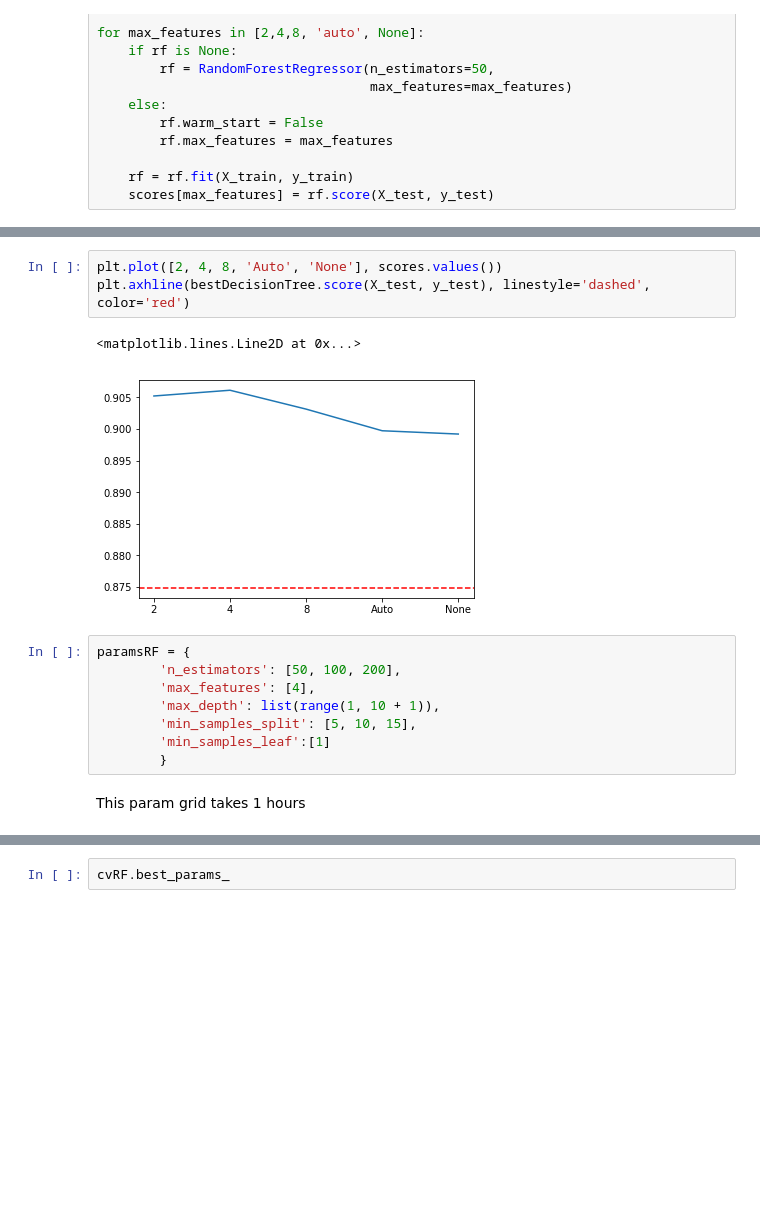
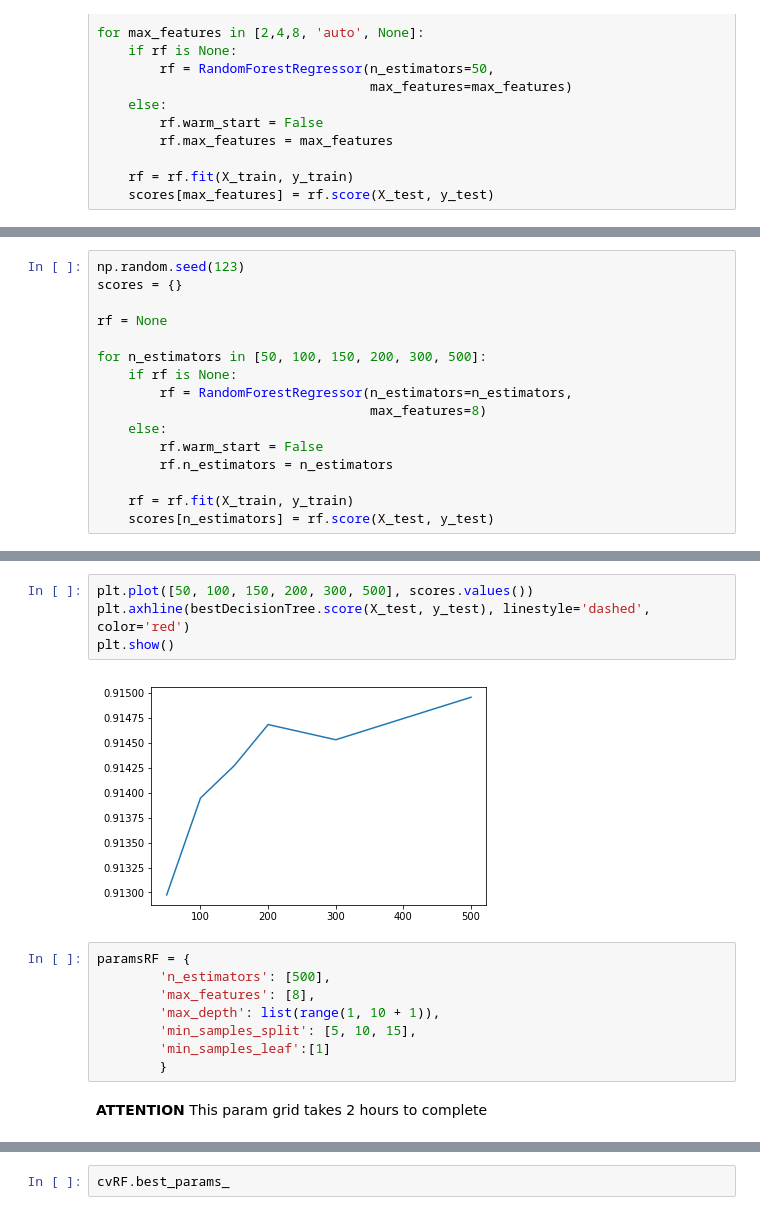
Before and after one commit to rucoma/KSCHOOL_TFM_Used_Cars_Price, a Jupyter notebook: src/Modeling.ipynb, the cells around one changed output, grey strips where cells are left out. Cells and saved outputs as stored; diff of their text form; blank space fills up the shorter version.

```diff
--- a/src/Modelization.ipynb
+++ b/src/Modeling.ipynb
@@ -419,0 +466,16 @@ for max_features in [2,4,8, 'auto', None]:
+# %%
+np.random.seed(123)
+scores = {}
+
+rf = None
+
+for n_estimators in [50, 100, 150, 200, 300, 500]:
+    if rf is None:
+        rf = RandomForestRegressor(n_estimators=n_estimators,
+                                   max_features=8)
+    else:
+        rf.warm_start = False
+        rf.n_estimators = n_estimators
+
+    rf = rf.fit(X_train, y_train)
+    scores[n_estimators] = rf.score(X_test, y_test)
@@ -420,19 +491,19 @@ for max_features in [2,4,8, 'auto', None]:
 # %%
-plt.plot([2, 4, 8, 'Auto', 'None'], scores.values())
+plt.plot([50, 100, 150, 200, 300, 500], scores.values())
 plt.axhline(bestDecisionTree.score(X_test, y_test), linestyle='dashed', color='red')
+plt.show()
 # %% [output]
-<matplotlib.lines.Line2D at 0x...>
-[figure, old version]
+[figure, new version]
 # %%
 paramsRF = {
-        'n_estimators': [50, 100, 200],
-        'max_features': [4],
+        'n_estimators': [500],
+        'max_features': [8],
         'max_depth': list(range(1, 10 + 1)),
         'min_samples_split': [5, 10, 15],
         'min_samples_leaf':[1]
         }
 # %% [markdown]
-This param grid takes 1 hours
+**ATTENTION** This param grid takes 2 hours to complete
 # %%
 cvRF = GridSearchCV(
         estimator=RandomForestRegressor(oob_score=True),
```
Also changed, not shown: parts of 77 cells of this notebook, 5 other files.
